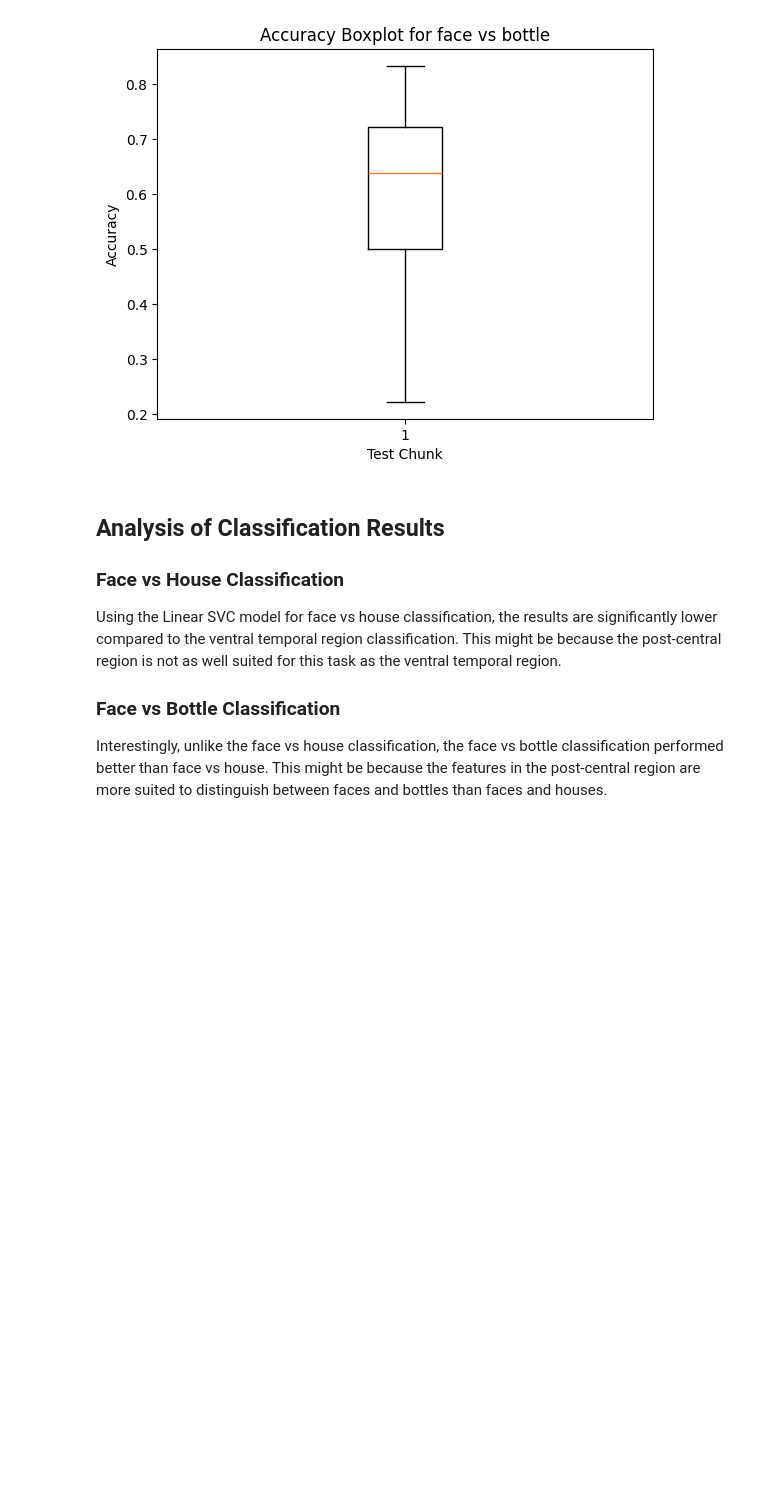
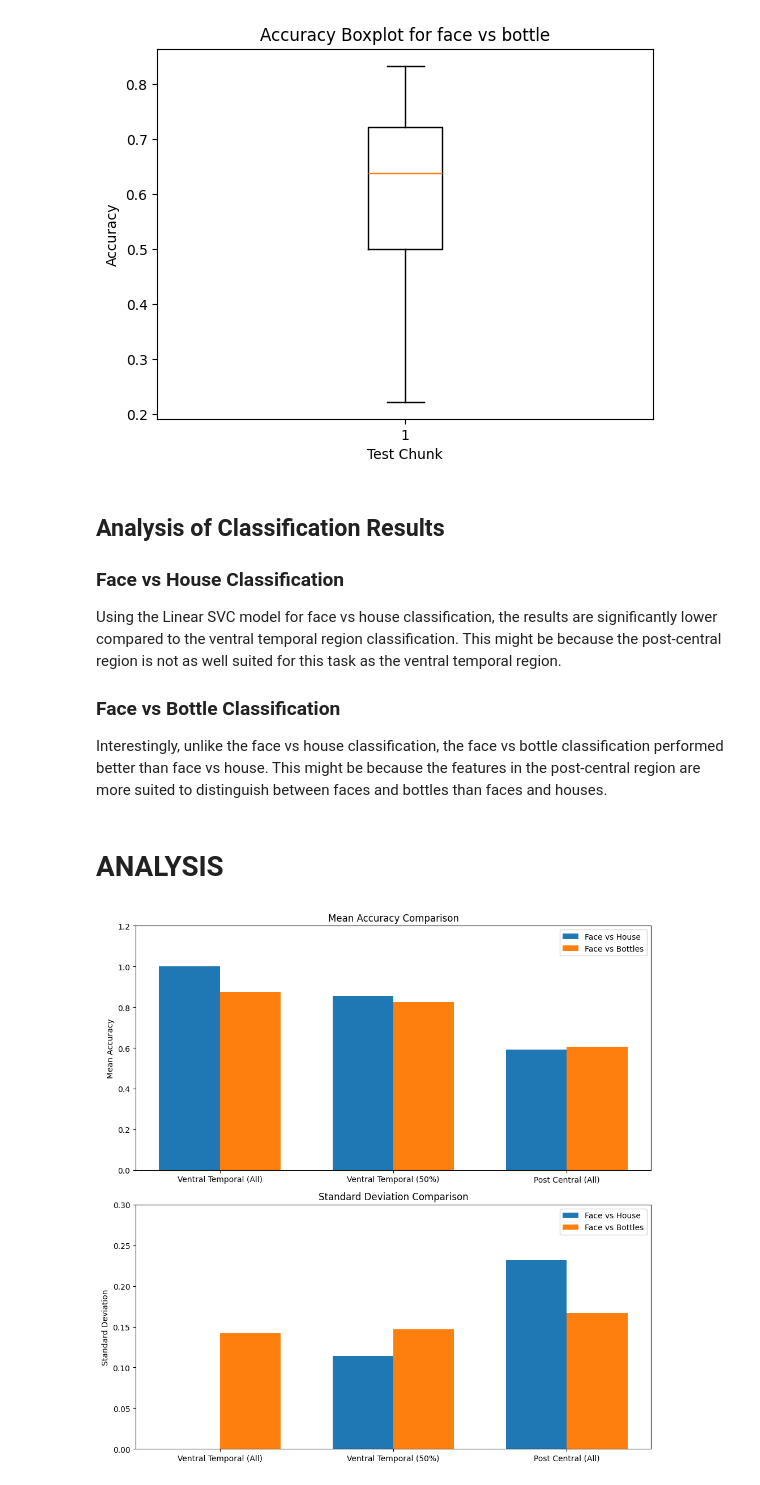
Before and after one commit to oops-moment/SEM8_IIITH, a Jupyter notebook: CSAI/PART_3.ipynb, the cells around one changed output. Saved outputs shown, nothing was run; the diff lists cells and outputs as text; code cells hidden in the pictures; blank space fills up the shorter version.

Commit message:
added  the graph

```diff
--- a/CSAI/PART_3.ipynb
+++ b/CSAI/PART_3.ipynb
@@ -430,3 +430,50 @@ Using the Linear SVC model for face vs house classification, the results are sig
 
 ### Face vs Bottle Classification
 Interestingly, unlike the face vs house classification, the face vs bottle classification performed better than face vs house. This might be because the features in the post-central region are more suited to distinguish between faces and bottles than faces and houses.
+# %% [markdown]
+# ANALYSIS
+# %%
+import matplotlib.pyplot as plt
+import numpy as np
+
+# Data for Face vs House
+labels = ['Ventral Temporal (All)', 'Ventral Temporal (50%)', 'Post Central (All)']
+mean_accuracy_house = [1.0, 0.8565, 0.5926]
+std_dev_house = [0.0, 0.1144, 0.2317]
+
+# Data for Face vs Bottles
+mean_accuracy_bottle = [0.875, 0.8241, 0.6065]
+std_dev_bottle = [0.1419, 0.1467, 0.1674]
+
+x = np.arange(len(labels))  # Label locations
+width = 0.35  # Bar width
+
+# Plot Accuracy Graphs
+fig, ax = plt.subplots(2, 1, figsize=(10, 10))
+
+# Accuracy comparison
+rects1 = ax[0].bar(x - width / 2, mean_accuracy_house, width, label='Face vs House')
+rects2 = ax[0].bar(x + width / 2, mean_accuracy_bottle, width, label='Face vs Bottles')
+ax[0].set_ylabel('Mean Accuracy')
+ax[0].set_title('Mean Accuracy Comparison')
+ax[0].set_xticks(x)
+ax[0].set_xticklabels(labels)
+ax[0].legend()
+ax[0].set_ylim(0, 1.2)
+
+
+
+# Standard Deviation comparison
+rects3 = ax[1].bar(x - width / 2, std_dev_house, width, label='Face vs House')
+rects4 = ax[1].bar(x + width / 2, std_dev_bottle, width, label='Face vs Bottles')
+ax[1].set_ylabel('Standard Deviation')
+ax[1].set_title('Standard Deviation Comparison')
+ax[1].set_xticks(x)
+ax[1].set_xticklabels(labels)
+ax[1].legend()
+ax[1].set_ylim(0, 0.3)
+
+fig.tight_layout()
+plt.show()
+# %% [output]
+[figure, added]
```
